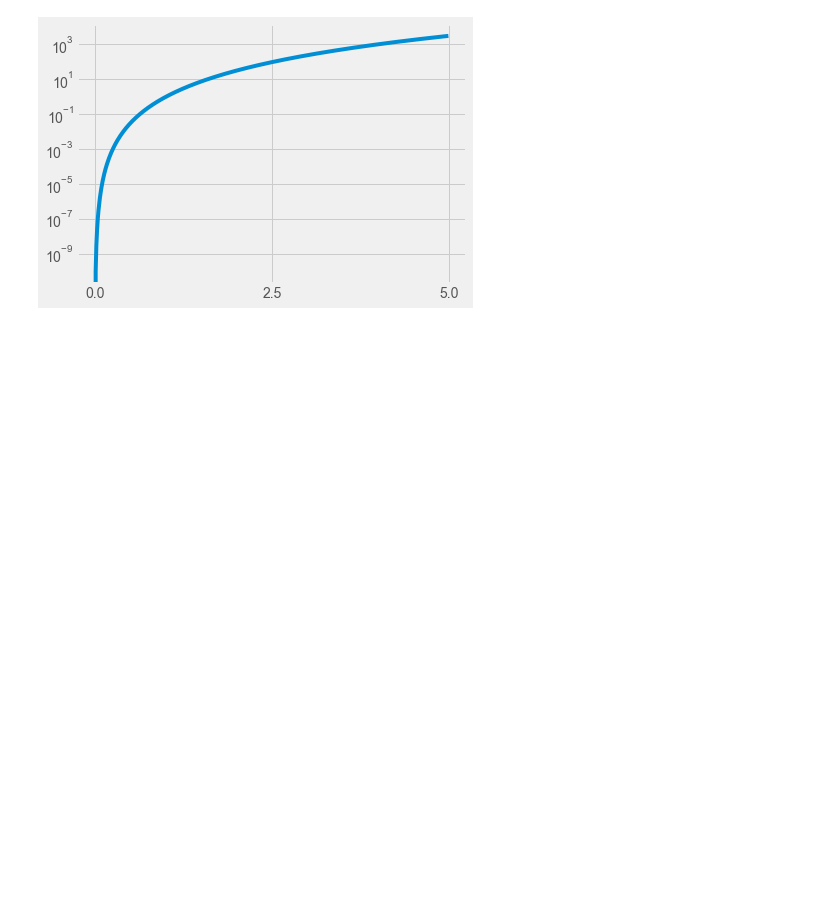
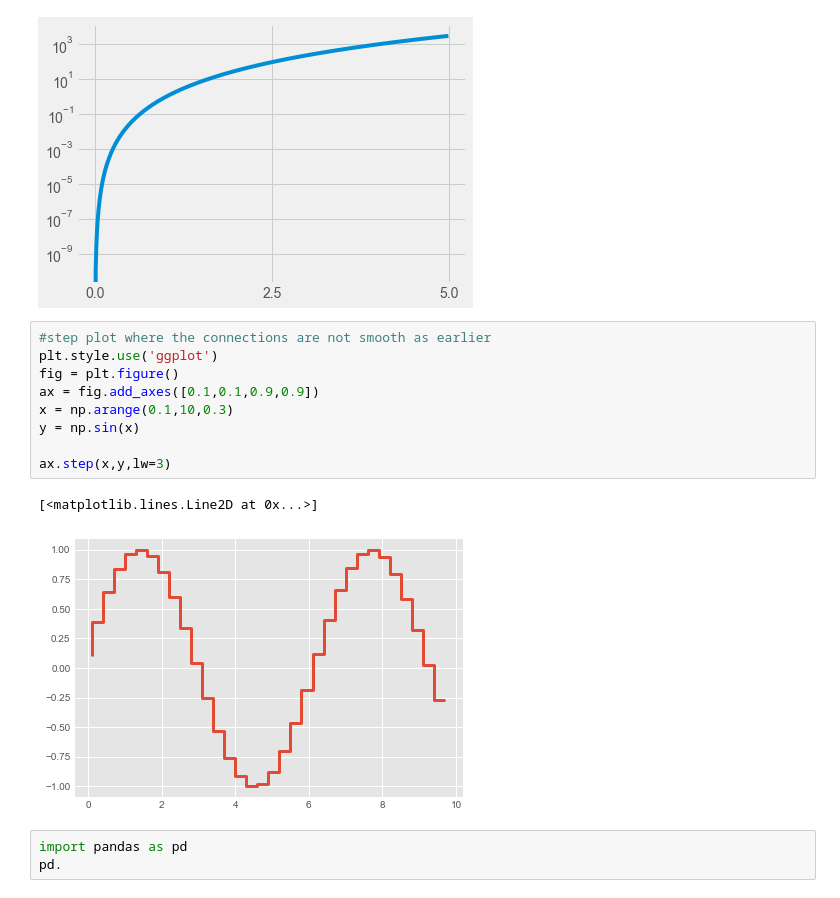
Before and after one commit to kazimosiurahman/Data_viz, a Jupyter notebook: data_viz.ipynb, the cells around one changed output. Saved outputs shown, nothing was run; the diff lists cells and outputs as text; blank space fills up the shorter version.

Commit message:
Step wise function plot

```diff
--- a/data_viz.ipynb
+++ b/data_viz.ipynb
@@ -221,3 +221,18 @@ ax.plot(x,x*x*x*x*x)
 # %% [output]
 [<matplotlib.lines.Line2D at 0x...>]
 [figure]
+# %%
+#step plot where the connections are not smooth as earlier
+plt.style.use('ggplot')
+fig = plt.figure()
+ax = fig.add_axes([0.1,0.1,0.9,0.9])
+x = np.arange(0.1,10,0.3)
+y = np.sin(x)
+
+ax.step(x,y,lw=3)
+# %% [output]
+[<matplotlib.lines.Line2D at 0x...>]
+[figure, added]
+# %%
+import pandas as pd
+pd.
```
